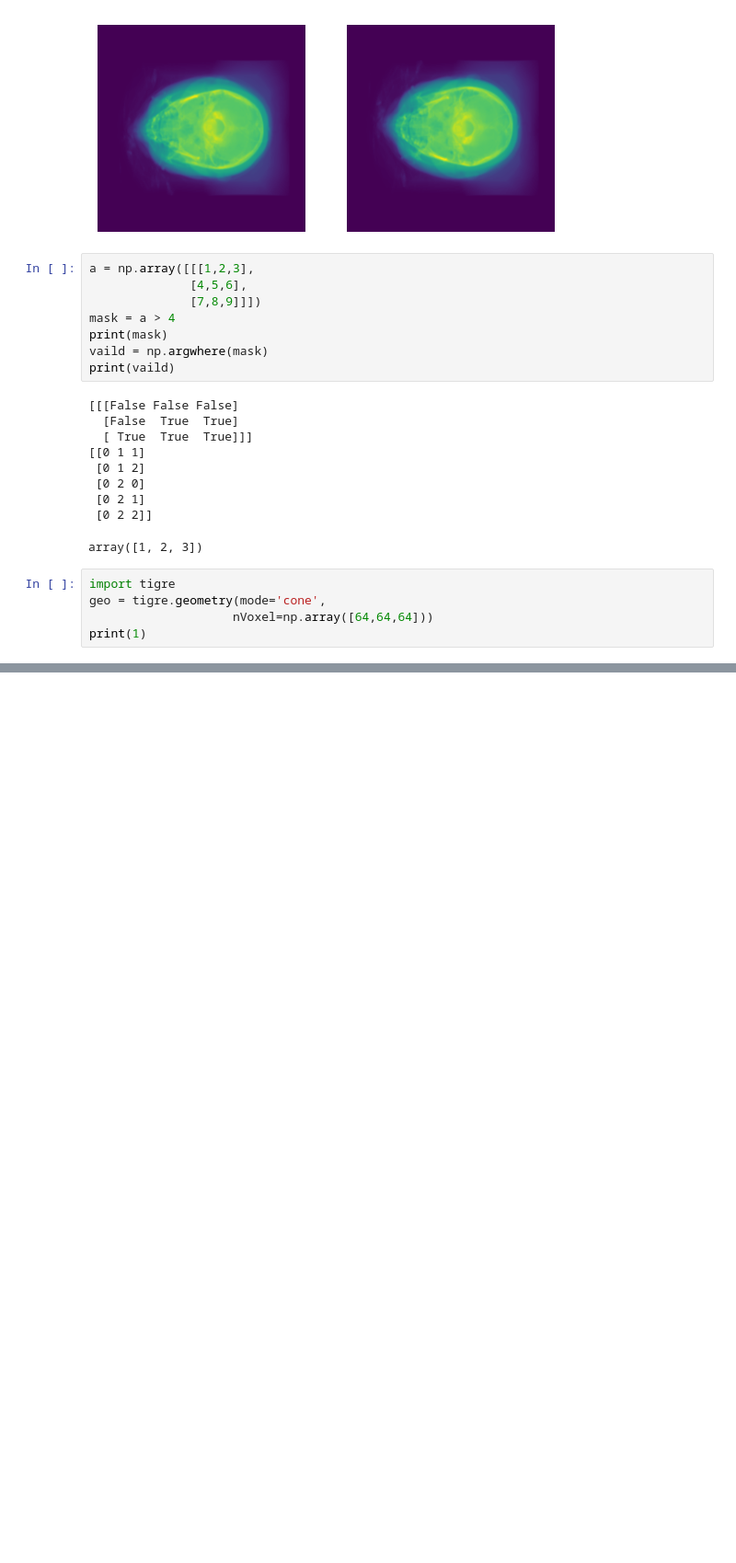
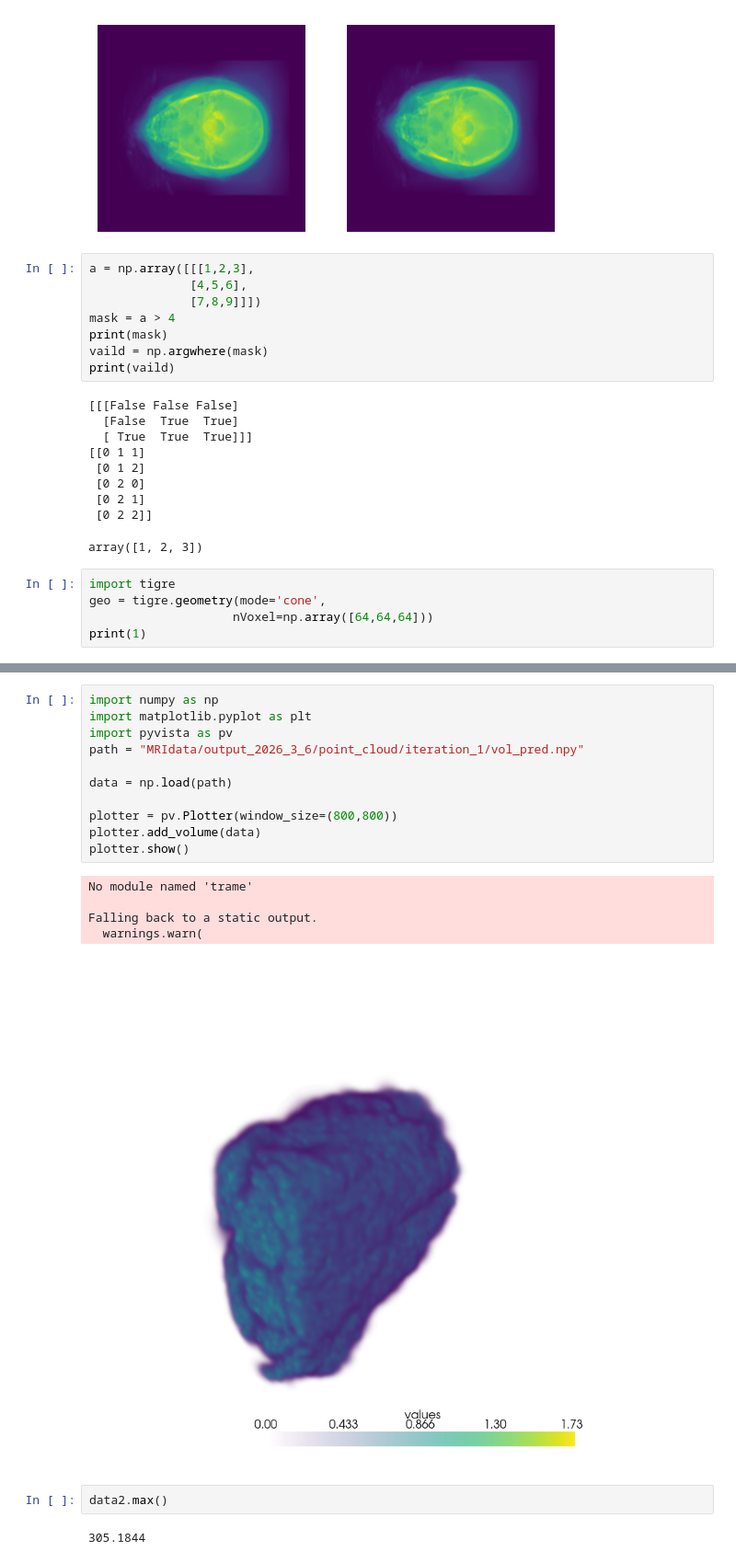
Before and after one commit to ccq0627/3DMRI-Reconstruction, a Jupyter notebook: test.ipynb, the cells around one changed output, grey strips where cells are left out. Shown at 92% size. Drawn from its saved outputs; the diff is of its cells as text; blank space fills up the shorter version.

```diff
--- a/test.ipynb
+++ b/test.ipynb
@@ -139,0 +191,21 @@ print(type(math.tan(3.1415926535/4)))
+# %%
+import numpy as np
+import matplotlib.pyplot as plt
+import pyvista as pv
+path = "MRIdata/output_2026_3_6/point_cloud/iteration_1/vol_pred.npy"
+
+data = np.load(path)
+
+plotter = pv.Plotter(window_size=(800,800))
+plotter.add_volume(data)
+plotter.show()
+# %% [output]
+No module named 'trame'
+
+Falling back to a static output.
+  warnings.warn(
+[figure, added]
+# %%
+data2.max()
+# %% [output]
+305.1844
```
Also changed, not shown: parts of 8 cells of this notebook, 31 other files.
